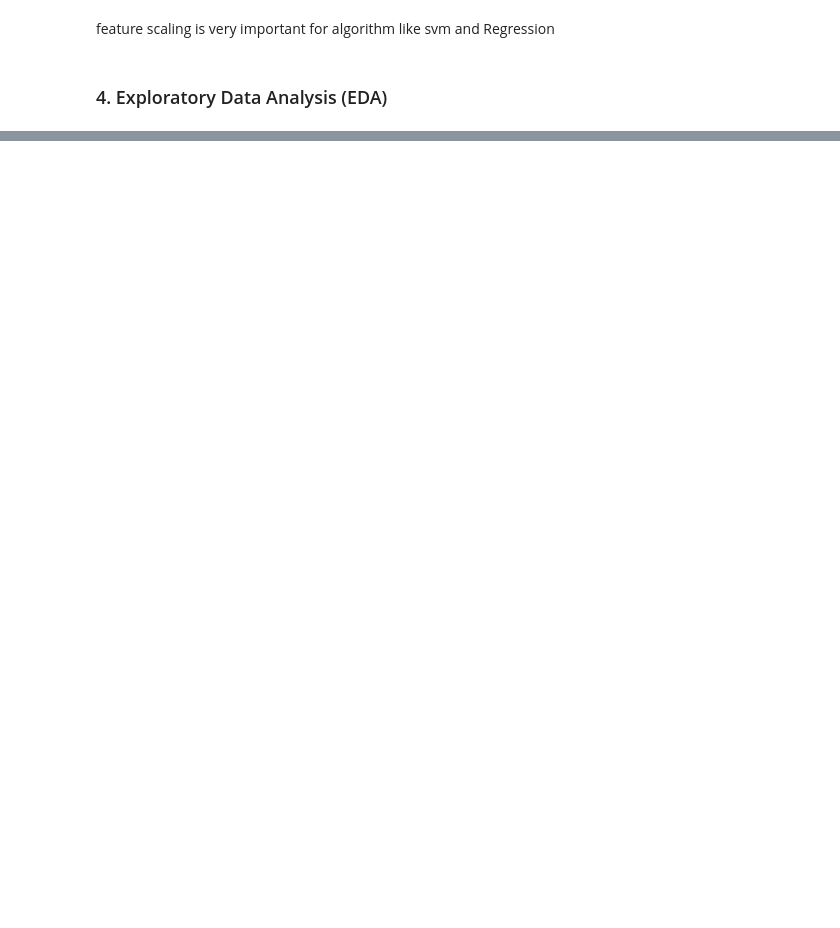
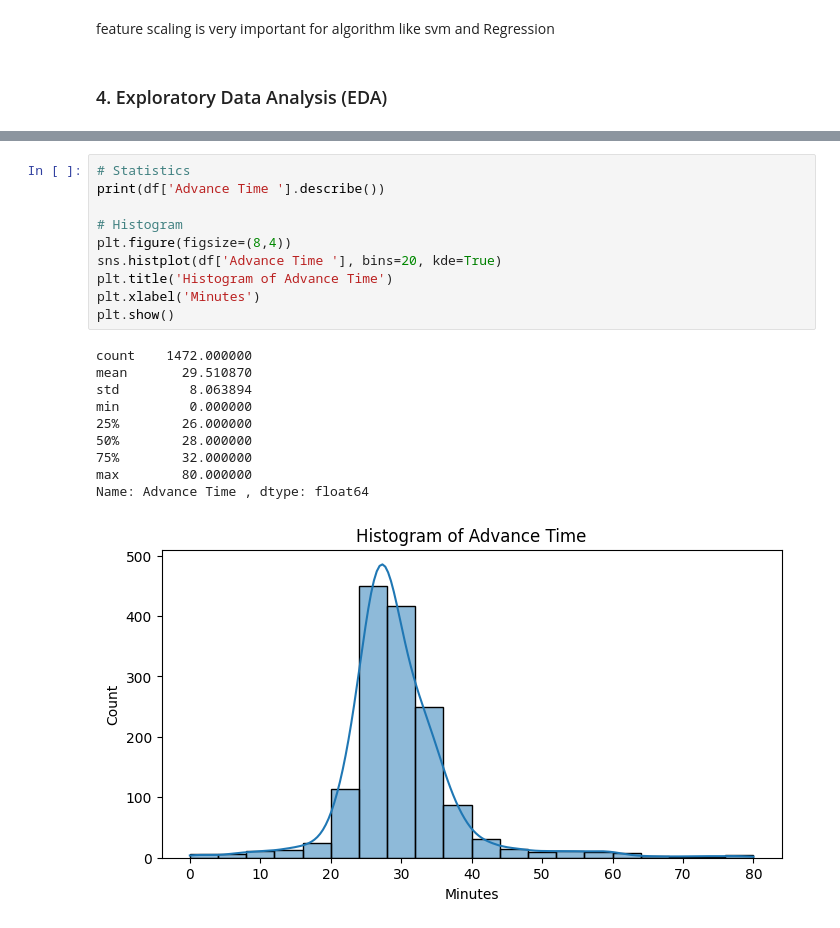
Before and after one commit to nomankhan0347893-web/mentorship-program-devsil, a Jupyter notebook: week_6_pro.ipynb, the cells around one changed output, grey strips where cells are left out. Saved outputs shown, nothing was run; the diff lists cells and outputs as text; blank space fills up the shorter version.

```diff
--- a/week_6_pro.ipynb
+++ b/week_6_pro.ipynb
@@ -334,0 +440,21 @@ Error:
+# %%
+# Statistics
+print(df['Advance Time '].describe())
+
+# Histogram
+plt.figure(figsize=(8,4))
+sns.histplot(df['Advance Time '], bins=20, kde=True)
+plt.title('Histogram of Advance Time')
+plt.xlabel('Minutes')
+plt.show()
+# %% [output]
+count    1472.000000
+mean       29.510870
+std         8.063894
+min         0.000000
+25%        26.000000
+50%        28.000000
+75%        32.000000
+max        80.000000
+Name: Advance Time , dtype: float64
+[figure, added]
```
Also changed, not shown: parts of 67 cells of this notebook.
